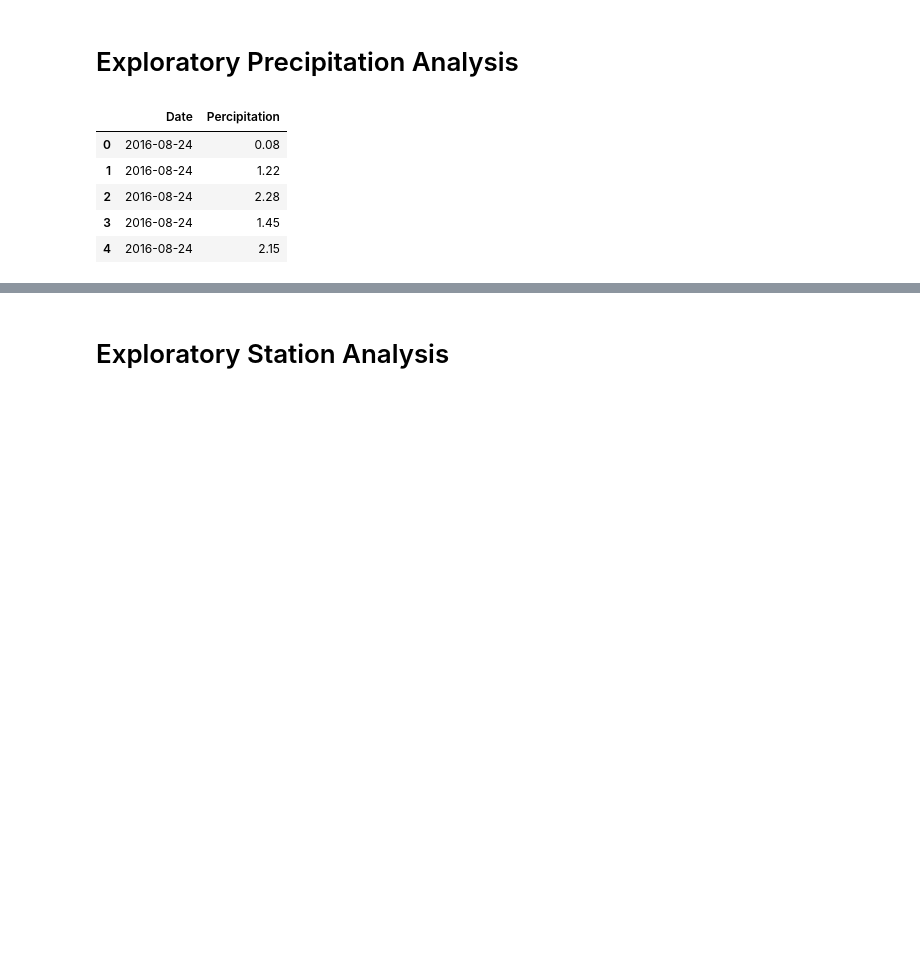
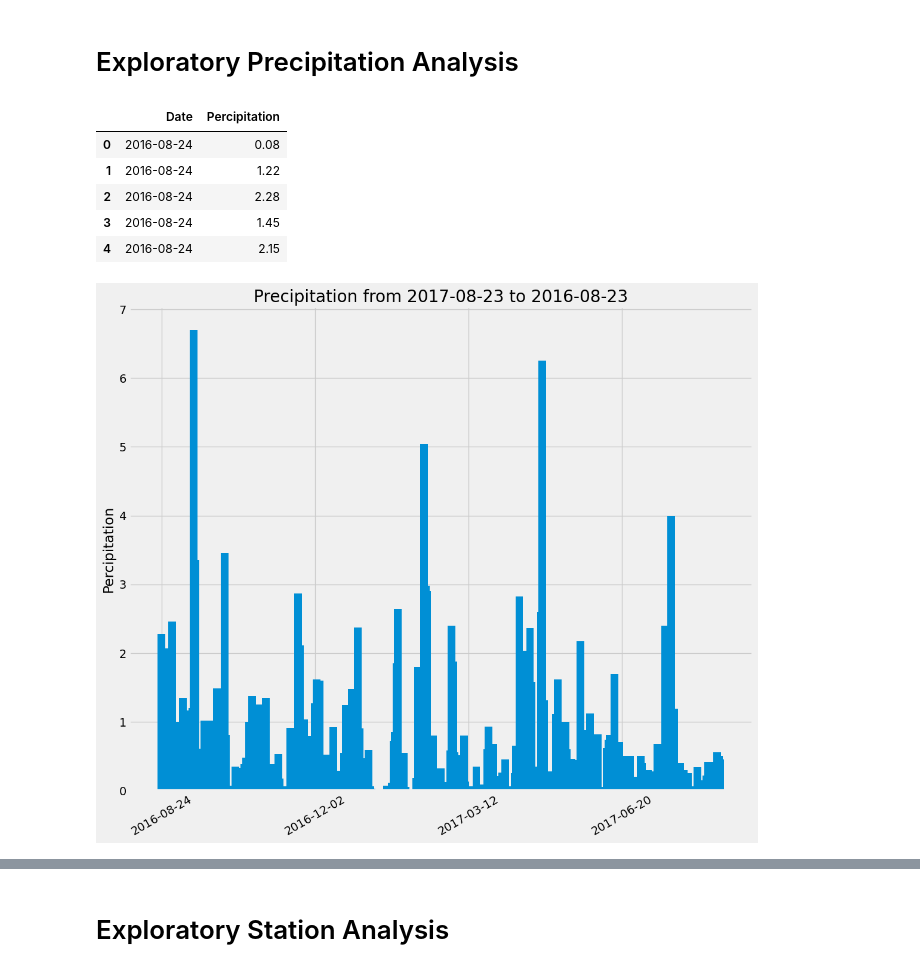
Before and after one commit to OEinarsson/sqlalchemy-challenge, a Jupyter notebook: Starter_Code/climate_starter.ipynb, the cells around one changed output, grey strips where cells are left out. Drawn from its saved outputs; the diff is of its cells as text; code cells hidden in the pictures; blank space fills up the shorter version.

```diff
--- a/Starter_Code/climate_starter.ipynb
+++ b/Starter_Code/climate_starter.ipynb
@@ -71,4 +70,21 @@ perc_df.head()
 | 2 | 2016-08-24 | 2.28 |
 | 3 | 2016-08-24 | 1.45 |
 | 4 | 2016-08-24 | 2.15 |
+# %%
+# Use Pandas Plotting with Matplotlib to plot the data
+
+
+x = perc_df['Date'].tolist()
+y = perc_df['Percipitation'].tolist()
+
+
+plt.figure(figsize=(12, 10))
+plt.bar(x,y, width=5, align='center')
+plt.title(f"Precipitation from {first_date} to {last_date}")
+plt.ylabel('Percipitation')
+plt.gca().xaxis.set_major_locator(MaxNLocator(nbins=5))
+plt.xticks(rotation=30)
+plt.grid(which='major', axis='both', linestyle= '-')
+# %% [output]
+[figure, added]
 # %%
```
Also changed, not shown: parts of 9 cells of this notebook, 1 other file.
